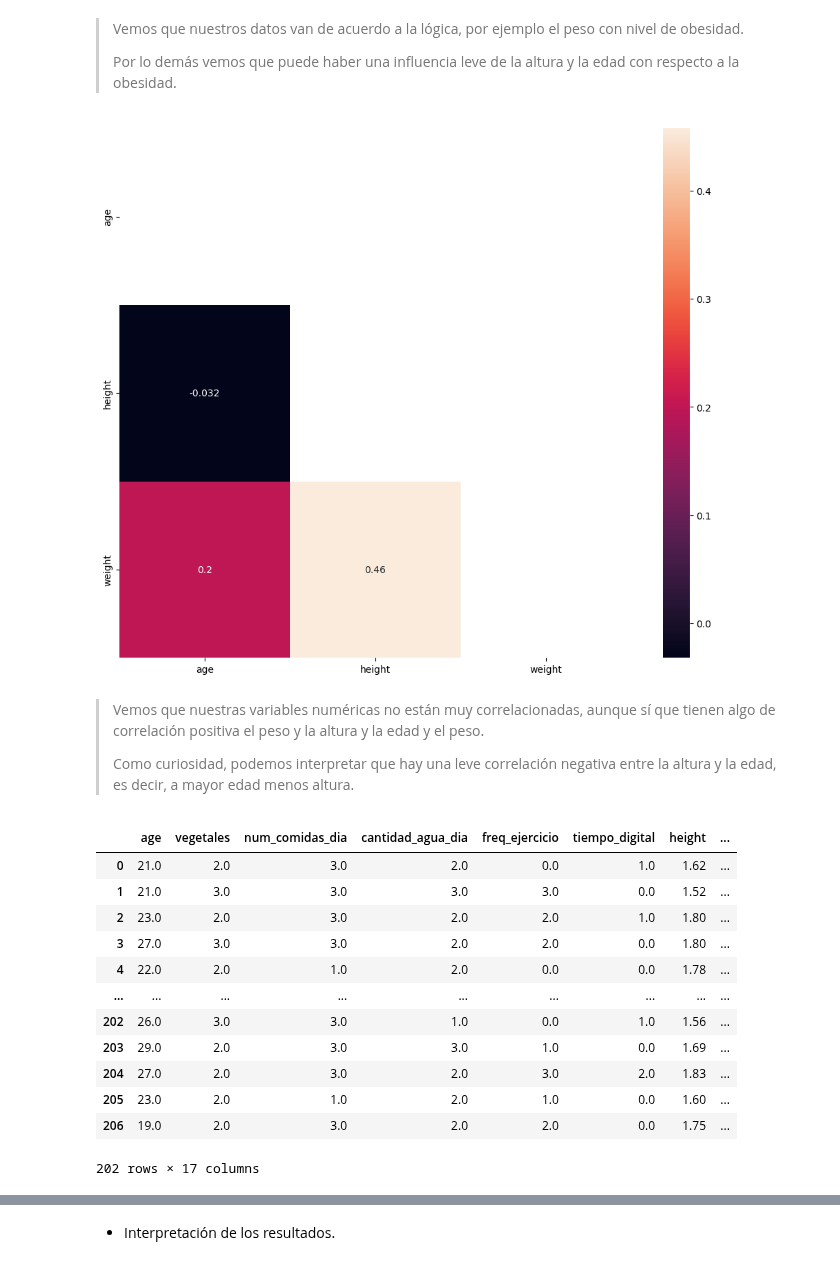
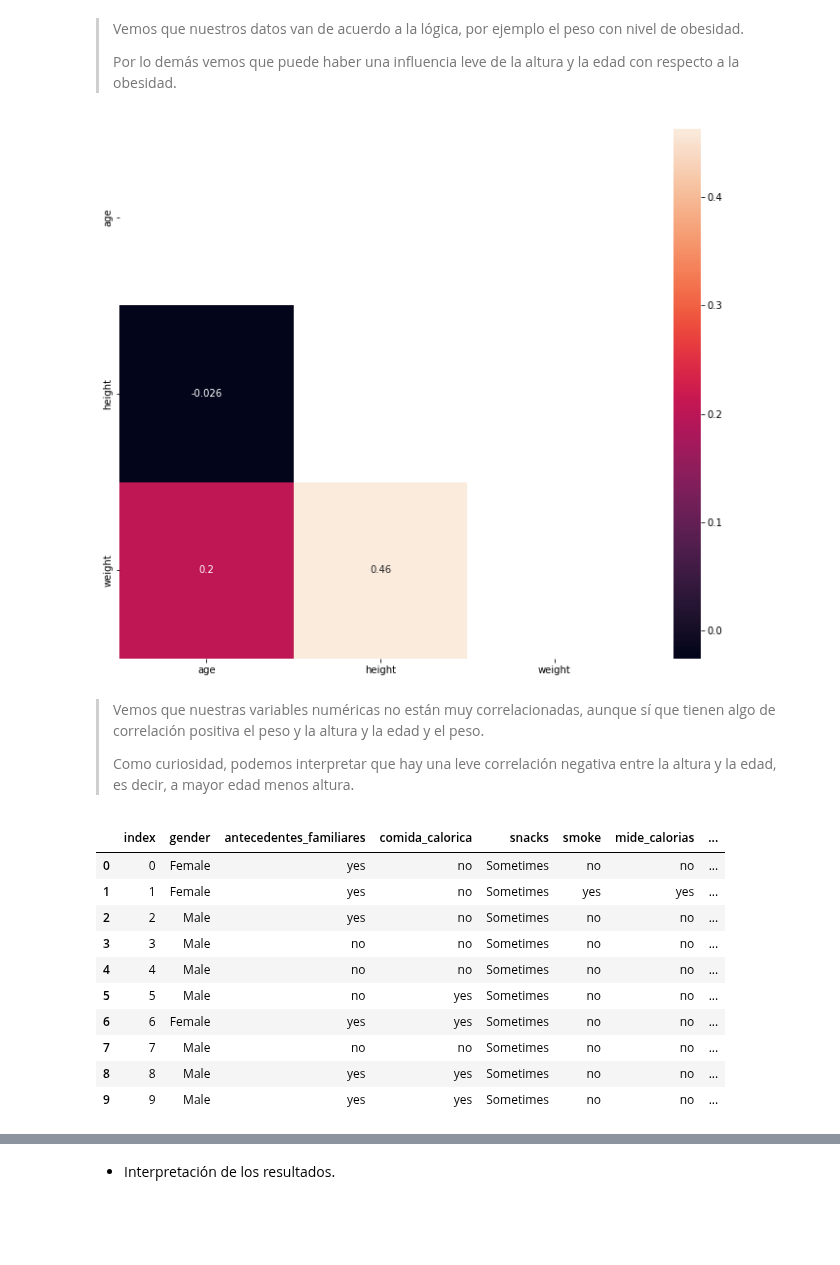
Before and after one commit to Adalab/Adalab-DA-promo-b-modulo-3-sprint-1-Chloe-Diana, a Jupyter notebook: Regresión Logística/modulo-3-ejercicio-13-regresion-logistica-eda.ipynb, the cells around one changed output, grey strips where cells are left out. Cells and saved outputs as stored; diff of their text form; code cells hidden in the pictures; blank space fills up the shorter version.

```diff
--- a/Regresión Logística/modulo-3-ejercicio-13-regresion-logistica-eda.ipynb
+++ b/Regresión Logística/modulo-3-ejercicio-13-regresion-logistica-eda.ipynb
@@ -54,6 +54,6 @@ Se recomienda que el conjunto de datos a analizar tenga variables numéricas y c
 >* NObeyesdad: categoría de peso (normal, obeso, etc)
 # %%
 # Cargamos el dataframe
-df = pd.read_csv('../Datos/ObesityData.csv')
+df = pd.read_csv('../Datos/ObesityData.csv').reset_index()
 df.head()
 # %% [output]
@@ -147,9 +152,6 @@ df.duplicated().sum()
-# %%
-# ELiminamos las filas duplicadas
-df.drop_duplicates(inplace=True)
 # %%
 # Renombramos las columnas modificando sus nombres para una mejor comprensión
-df.columns = ['gender', 'age', 'height', 'weight', 'antecedentes_familiares', 'comida_calorica','vegetales', 'num_comidas_dia', 'snacks', 'smoke', 'cantidad_agua_dia', 'mide_calorias', 'freq_ejercicio', 'tiempo_digital', 'freq_alcohol', 'medio_transporte', 'nivel_obesidad']
+df.columns = ['index', 'gender', 'age', 'height', 'weight', 'antecedentes_familiares', 'comida_calorica','vegetales', 'num_comidas_dia', 'snacks', 'smoke', 'cantidad_agua_dia', 'mide_calorias', 'freq_ejercicio', 'tiempo_digital', 'freq_alcohol', 'medio_transporte', 'nivel_obesidad']
 # %%
 df.head(1)
 # %% [output]
@@ -227,6 +233,6 @@ num.head()
 | 4 | 1.78 | 89.8 | 22.0 |
 # %%
 # Creamos un nuevo df con las columnas redondeadas
-df2 = pd.concat([numericas_round, num[['height', 'weight']], df[['gender','antecedentes_familiares','comida_calorica','snacks', 'smoke','mide_calorias','freq_alcohol','medio_transporte','nivel_obesidad']]], axis=1)
+df2 = pd.concat([df[['index','gender','antecedentes_familiares','comida_calorica','snacks', 'smoke','mide_calorias','freq_alcohol','medio_transporte','nivel_obesidad']], numericas_round, num[['height', 'weight']]], axis=1)
 df2.head()
 # %% [output]
@@ -347,26 +356,24 @@ plt.show();
 > Por lo demás vemos que puede haber una influencia leve de la altura y la edad con respecto a la obesidad.
 # %%
 plt.figure(figsize=(12,10))
-sns.heatmap(df2.corr(), mask=np.triu(np.ones_like(df2.corr())), annot= True);
+sns.heatmap(df2.drop('index', axis=1).corr(), mask=np.triu(np.ones_like(df2.drop('index', axis=1).corr())), annot= True);
 # %% [output]
-[figure, old version]
+[figure, new version]
 # %% [markdown]
 > Vemos que nuestras variables numéricas no están muy correlacionadas, aunque sí que tienen algo de correlación positiva el peso y la altura y la edad y el peso.
 >
 >  Como curiosidad, podemos interpretar que hay una leve correlación negativa entre la altura y la edad, es decir, a mayor edad menos altura.
 # %%
-df2.head(202)
+df2.head(10)
 # %% [output]
-|  | age | vegetales | num_comidas_dia | cantidad_agua_dia | freq_ejercicio | tiempo_digital | height | ... |
-| 0 | 21.0 | 2.0 | 3.0 | 2.0 | 0.0 | 1.0 | 1.62 | ... |
-| 1 | 21.0 | 3.0 | 3.0 | 3.0 | 3.0 | 0.0 | 1.52 | ... |
-| 2 | 23.0 | 2.0 | 3.0 | 2.0 | 2.0 | 1.0 | 1.80 | ... |
-| 3 | 27.0 | 3.0 | 3.0 | 2.0 | 2.0 | 0.0 | 1.80 | ... |
-| 4 | 22.0 | 2.0 | 1.0 | 2.0 | 0.0 | 0.0 | 1.78 | ... |
-| ... | ... | ... | ... | ... | ... | ... | ... | ... |
-| 202 | 26.0 | 3.0 | 3.0 | 1.0 | 0.0 | 1.0 | 1.56 | ... |
-| 203 | 29.0 | 2.0 | 3.0 | 3.0 | 1.0 | 0.0 | 1.69 | ... |
-| 204 | 27.0 | 2.0 | 3.0 | 2.0 | 3.0 | 2.0 | 1.83 | ... |
-| 205 | 23.0 | 2.0 | 1.0 | 2.0 | 1.0 | 0.0 | 1.60 | ... |
-| 206 | 19.0 | 2.0 | 3.0 | 2.0 | 2.0 | 0.0 | 1.75 | ... |
+|  | index | gender | antecedentes_familiares | comida_calorica | snacks | smoke | mide_calorias | ... |
+| 0 | 0 | Female | yes | no | Sometimes | no | no | ... |
+| 1 | 1 | Female | yes | no | Sometimes | yes | yes | ... |
+| 2 | 2 | Male | yes | no | Sometimes | no | no | ... |
+| 3 | 3 | Male | no | no | Sometimes | no | no | ... |
+| 4 | 4 | Male | no | no | Sometimes | no | no | ... |
+| 5 | 5 | Male | no | yes | Sometimes | no | no | ... |
+| 6 | 6 | Female | yes | yes | Sometimes | no | no | ... |
+| 7 | 7 | Male | no | no | Sometimes | no | no | ... |
+| 8 | 8 | Male | yes | yes | Sometimes | no | no | ... |
+| 9 | 9 | Male | yes | yes | Sometimes | no | no | ... |
-202 rows × 17 columns
```
Also changed, not shown: parts of 16 cells of this notebook, 4 other files.
